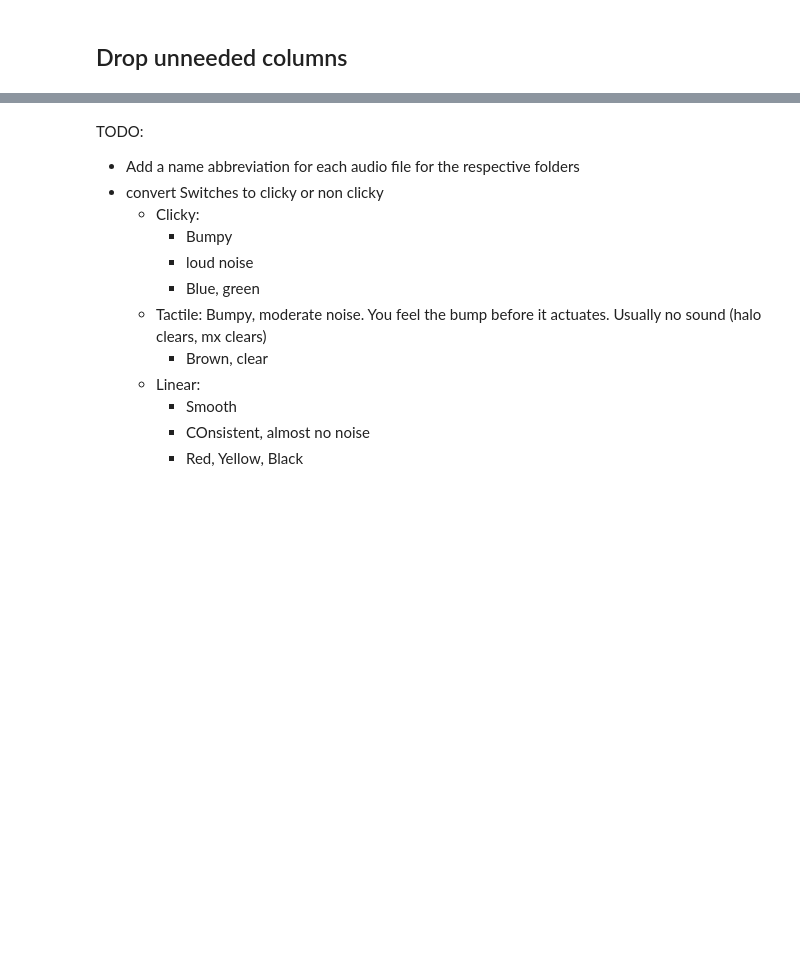
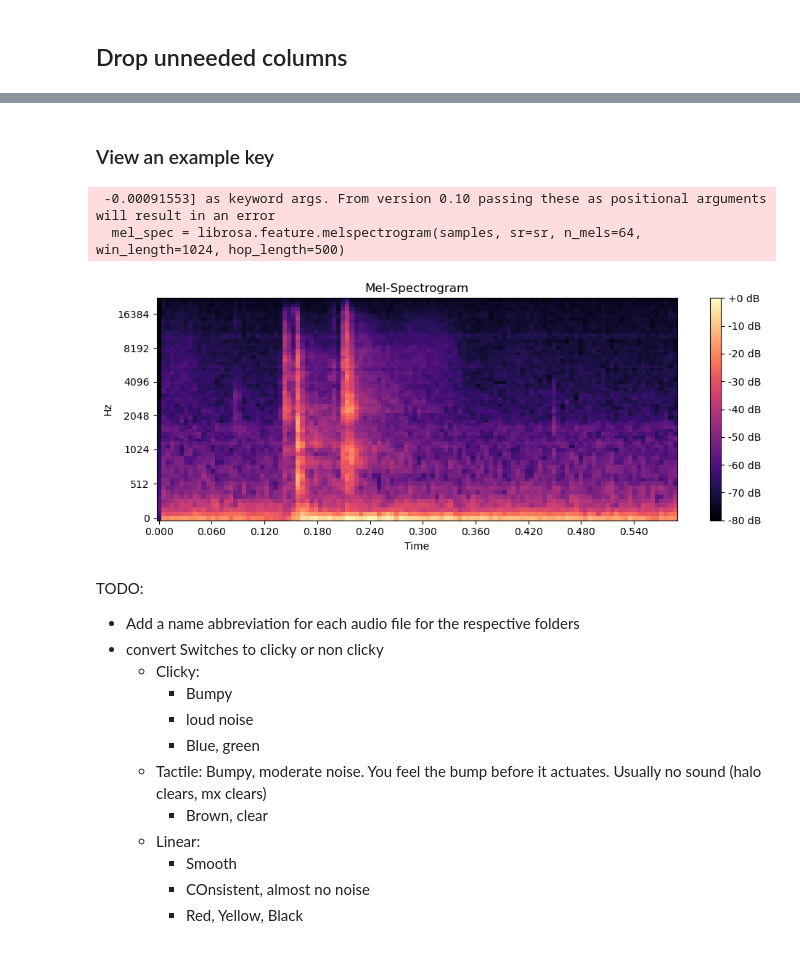
Before and after one commit to bsaleh524/keyboard_recorder, a Jupyter notebook: preprocessing/exploration.ipynb, the cells around one changed output, grey strips where cells are left out. Cells and saved outputs as stored; diff of their text form; code cells hidden in the pictures; blank space fills up the shorter version.

```diff
--- a/preprocessing/exploration.ipynb
+++ b/preprocessing/exploration.ipynb
@@ -144,3 +221,31 @@ key_df[key_df['key_pressed'] == 'p']
+# %% [markdown]
+### View an example key
+# %%
+import librosa
+import librosa.display
+import matplotlib.pyplot as plt
+
+# Load an audio file
+filename = '../data_copy/Basem/data/key_data/key_press_space_1720384124_Basem.wav'
+samples, sr = librosa.load(filename, sr=None)
+
+# Compute the mel-spectrogram
+mel_spec = librosa.feature.melspectrogram(samples, sr=sr, n_mels=64, win_length=1024, hop_length=500)
+
+# Convert to decibels for better visualization
+mel_spec_db = librosa.power_to_db(mel_spec, ref=np.max)
+
+# Plot the mel-spectrogram
+plt.figure(figsize=(10, 4))
+librosa.display.specshow(mel_spec_db, sr=sr, hop_length=225, x_axis='time', y_axis='mel')
+plt.colorbar(format='%+2.0f dB')
+plt.title('Mel-Spectrogram')
+plt.tight_layout()
+plt.show()
+# %% [output]
+ -0.00091553] as keyword args. From version 0.10 passing these as positional arguments will result in an error
+  mel_spec = librosa.feature.melspectrogram(samples, sr=sr, n_mels=64, win_length=1024, hop_length=500)
+[figure, added]
 # %% [markdown]
 TODO:
 - Add a name abbreviation for each audio file for the respective folders
```
Also changed, not shown: parts of 11 cells of this notebook, 2 other files.
